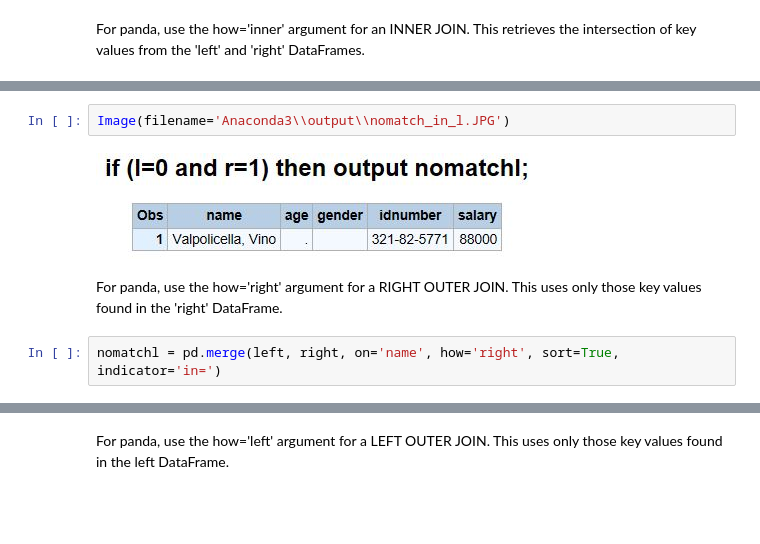
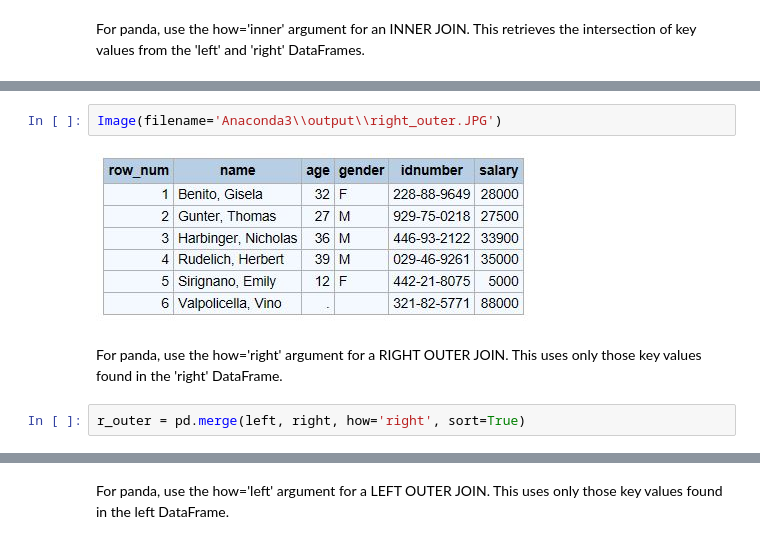
Before and after one commit to RandyBetancourt/PythonForSASUsers, a Jupyter notebook: Chapter 07 -- Pandas, Part 2.ipynb, the cells around one changed output, grey strips where cells are left out. Saved outputs shown, nothing was run; the diff lists cells and outputs as text; blank space fills up the shorter version.

```diff
--- a/Chapter 07 -- Pandas, Part 2.ipynb
+++ b/Chapter 07 -- Pandas, Part 2.ipynb
@@ -231,8 +248,8 @@ both
 # %%
-Image(filename='Anaconda3\\output\\nomatch_in_l.JPG')
+Image(filename='Anaconda3\\output\\right_outer.JPG')
 # %% [output]
-[figure, old version]
+[figure, new version]
 # %% [markdown]
 For panda, use the how='right' argument for a RIGHT OUTER JOIN.  This uses only those key values found in the 'right' DataFrame.
 # %%
-nomatchl = pd.merge(left, right, on='name', how='right', sort=True, indicator='in=')
+r_outer = pd.merge(left, right, how='right', sort=True)
```
Also changed, not shown: parts of 87 cells of this notebook.
